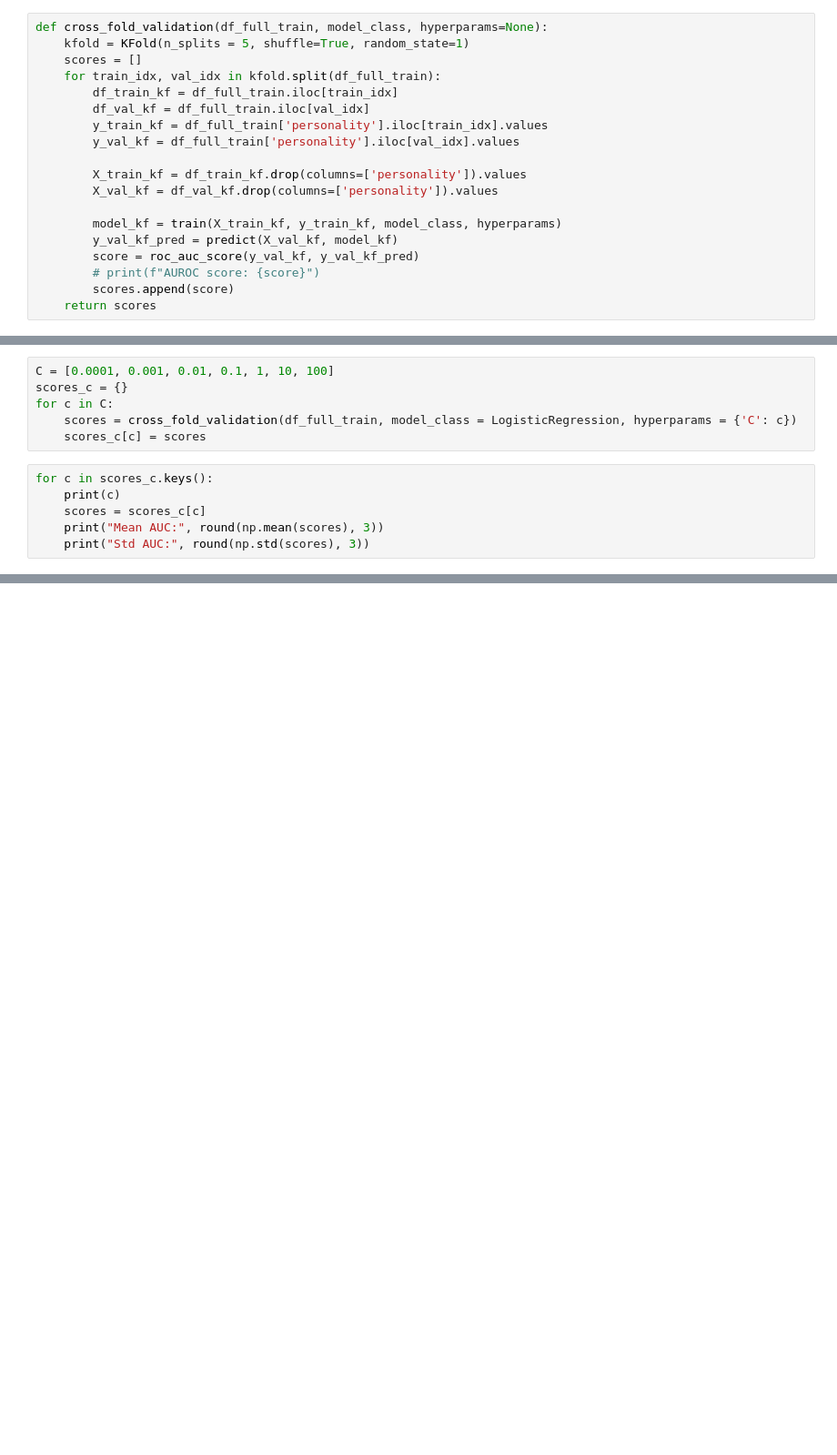
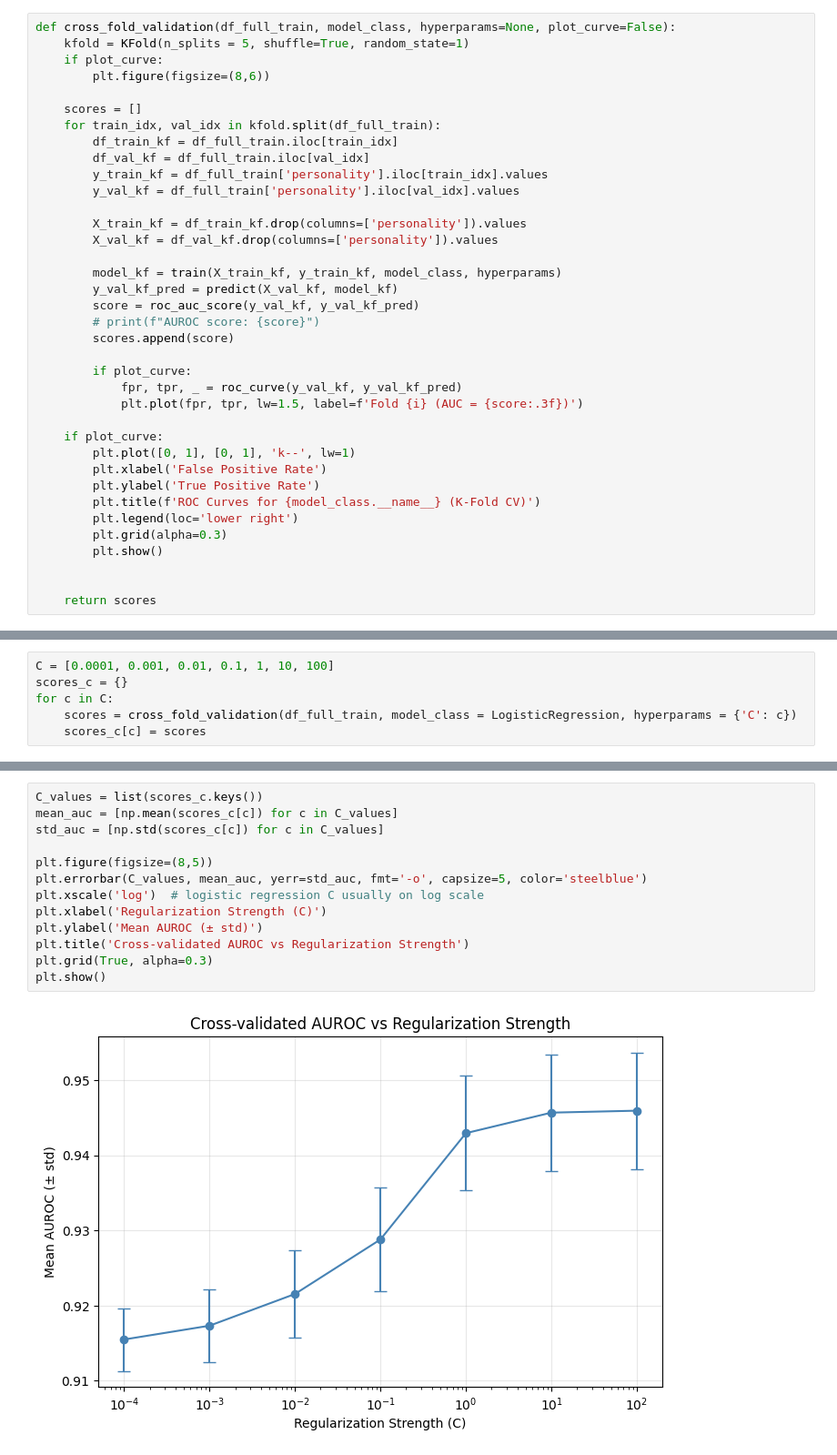
Before and after one commit to petrushki/PersonalityPredictor, a Jupyter notebook: notebook.ipynb, the cells around one changed output, grey strips where cells are left out. Shown at 91% size. Saved outputs shown, nothing was run; the diff lists cells and outputs as text; blank space fills up the shorter version.

```diff
--- a/notebook.ipynb
+++ b/notebook.ipynb
@@ -280,6 +289,9 @@ def predict(X_val, model):
 # %%
-def cross_fold_validation(df_full_train, model_class, hyperparams=None):
+def cross_fold_validation(df_full_train, model_class, hyperparams=None, plot_curve=False):
     kfold = KFold(n_splits = 5, shuffle=True, random_state=1)
+    if plot_curve:
+        plt.figure(figsize=(8,6))
+
     scores = []
     for train_idx, val_idx in kfold.split(df_full_train):
         df_train_kf = df_full_train.iloc[train_idx]
@@ -295,4 +307,19 @@ def cross_fold_validation(df_full_train, model_class, hyperparams=None):
         score = roc_auc_score(y_val_kf, y_val_kf_pred)
         # print(f"AUROC score: {score}")
         scores.append(score)
+
+        if plot_curve:
+            fpr, tpr, _ = roc_curve(y_val_kf, y_val_kf_pred)
+            plt.plot(fpr, tpr, lw=1.5, label=f'Fold {i} (AUC = {score:.3f})')
+
+    if plot_curve:
+        plt.plot([0, 1], [0, 1], 'k--', lw=1)
+        plt.xlabel('False Positive Rate')
+        plt.ylabel('True Positive Rate')
+        plt.title(f'ROC Curves for {model_class.__name__} (K-Fold CV)')
+        plt.legend(loc='lower right')
+        plt.grid(alpha=0.3)
+        plt.show()
+
+
     return scores
@@ -343,9 +426,3 @@ scores_c = {}
 for c in C:
     scores = cross_fold_validation(df_full_train, model_class = LogisticRegression, hyperparams = {'C': c})
     scores_c[c] = scores
-# %%
-for c in scores_c.keys():
-    print(c)
-    scores = scores_c[c]
-    print("Mean AUC:", round(np.mean(scores), 3))
-    print("Std AUC:", round(np.std(scores), 3))
@@ -369,0 +429,15 @@ Std AUC: 0.008
+# %%
+C_values = list(scores_c.keys())
+mean_auc = [np.mean(scores_c[c]) for c in C_values]
+std_auc = [np.std(scores_c[c]) for c in C_values]
+
+plt.figure(figsize=(8,5))
+plt.errorbar(C_values, mean_auc, yerr=std_auc, fmt='-o', capsize=5, color='steelblue')
+plt.xscale('log')  # logistic regression C usually on log scale
+plt.xlabel('Regularization Strength (C)')
+plt.ylabel('Mean AUROC (± std)')
+plt.title('Cross-validated AUROC vs Regularization Strength')
+plt.grid(True, alpha=0.3)
+plt.show()
+# %% [output]
+[figure, added]
```
Also changed, not shown: parts of 19 cells of this notebook.
